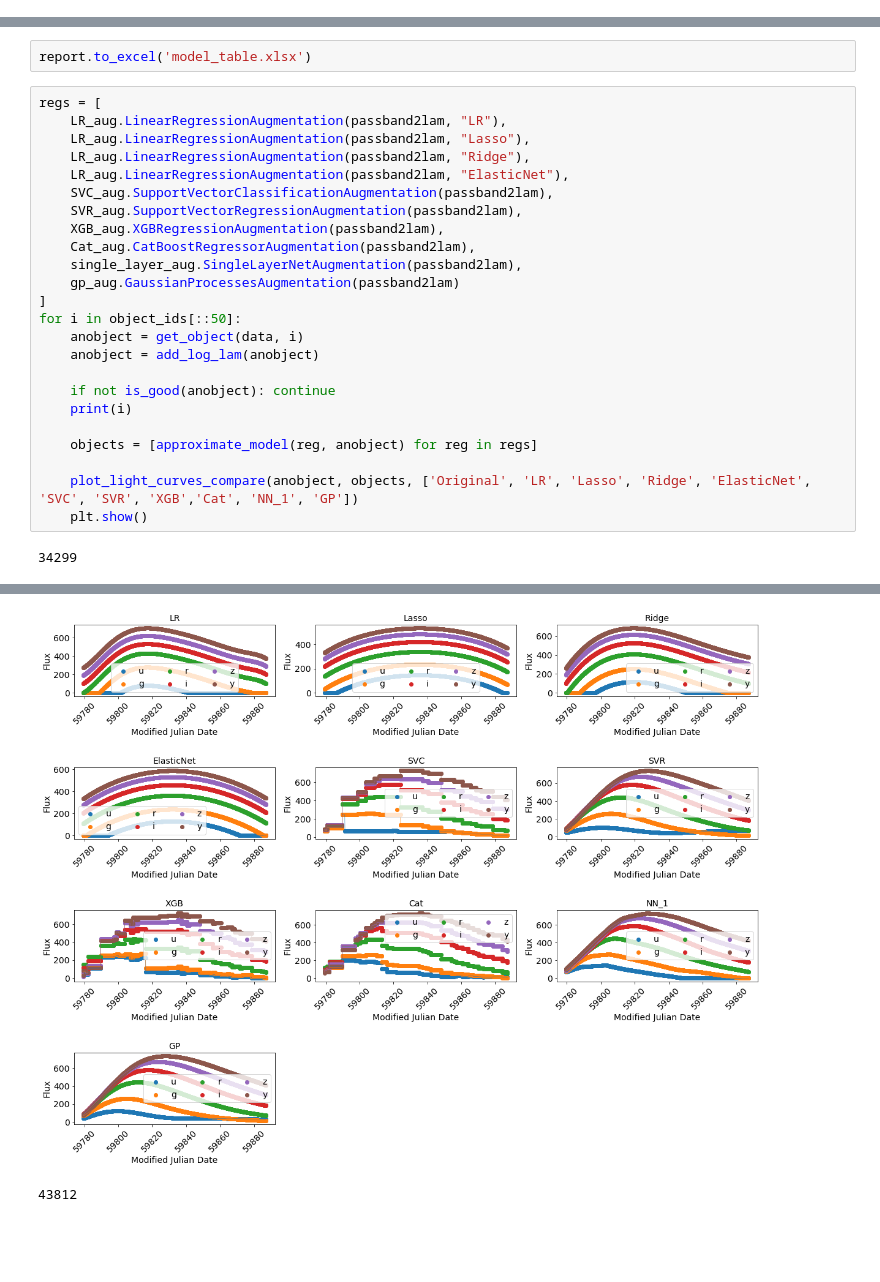
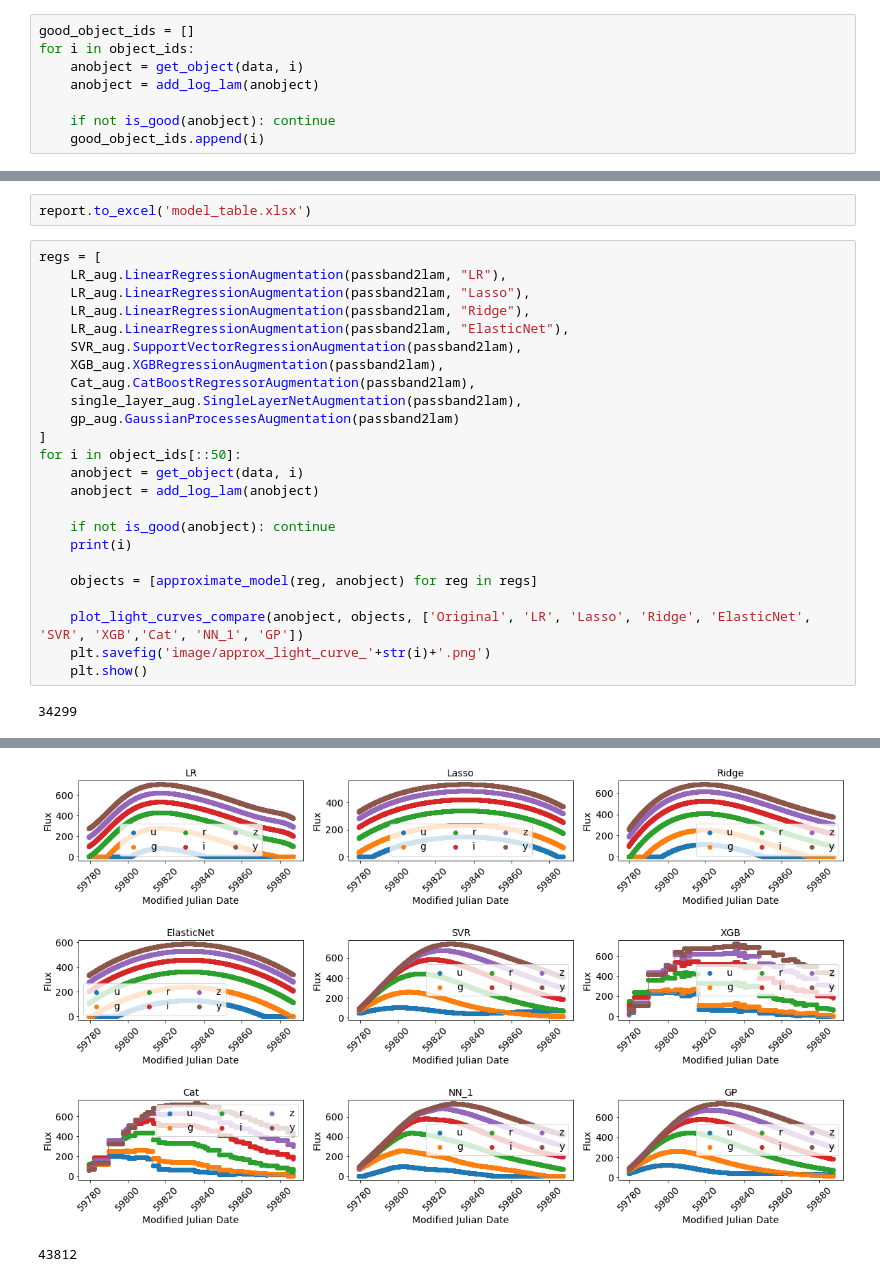
Before and after one commit to HSE-LAMBDA/light_curve_approx, a Jupyter notebook: notebooks/Table.ipynb, the cells around one changed output, grey strips where cells are left out. Cells and saved outputs as stored; diff of their text form; blank space fills up the shorter version.

```diff
--- a/notebooks/Table.ipynb
+++ b/notebooks/Table.ipynb
@@ -238,6 +254,14 @@ def add_report(df, mod_mean, mod_std, first_metric):
     else:
         df[first_metric]['mean'] =  mod_mean[first_metric]
         df[first_metric]['std'] =  mod_std[first_metric]
+# %%
+good_object_ids = []
+for i in object_ids:
+    anobject = get_object(data, i)
+    anobject = add_log_lam(anobject)
+
+    if not is_good(anobject): continue
+    good_object_ids.append(i)
 # %%
 for i in object_ids[::50]:
     anobject = get_object(data, i)
@@ -335,30 +357,30 @@ report.to_excel('model_table.xlsx')
 # %%
 regs = [
     LR_aug.LinearRegressionAugmentation(passband2lam, "LR"),
     LR_aug.LinearRegressionAugmentation(passband2lam, "Lasso"),
     LR_aug.LinearRegressionAugmentation(passband2lam, "Ridge"),
     LR_aug.LinearRegressionAugmentation(passband2lam, "ElasticNet"),
-    SVC_aug.SupportVectorClassificationAugmentation(passband2lam),
     SVR_aug.SupportVectorRegressionAugmentation(passband2lam),
     XGB_aug.XGBRegressionAugmentation(passband2lam),
     Cat_aug.CatBoostRegressorAugmentation(passband2lam),
     single_layer_aug.SingleLayerNetAugmentation(passband2lam),
     gp_aug.GaussianProcessesAugmentation(passband2lam)
 ]
 for i in object_ids[::50]:
     anobject = get_object(data, i)
     anobject = add_log_lam(anobject)
 
     if not is_good(anobject): continue
     print(i)
 
     objects = [approximate_model(reg, anobject) for reg in regs]
 
-    plot_light_curves_compare(anobject, objects, ['Original', 'LR', 'Lasso', 'Ridge', 'ElasticNet', 'SVC', 'SVR', 'XGB','Cat', 'NN_1', 'GP'])
+    plot_light_curves_compare(anobject, objects, ['Original', 'LR', 'Lasso', 'Ridge', 'ElasticNet', 'SVR', 'XGB','Cat', 'NN_1', 'GP'])
+    plt.savefig('image/approx_light_curve_'+str(i)+'.png')
     plt.show()
 # %% [output]
 34299
 [figure]
-[figure, old version]
+[figure, new version]
 43812
 [figure]
```
Also changed, not shown: parts of 13 cells of this notebook, 43 other files.
